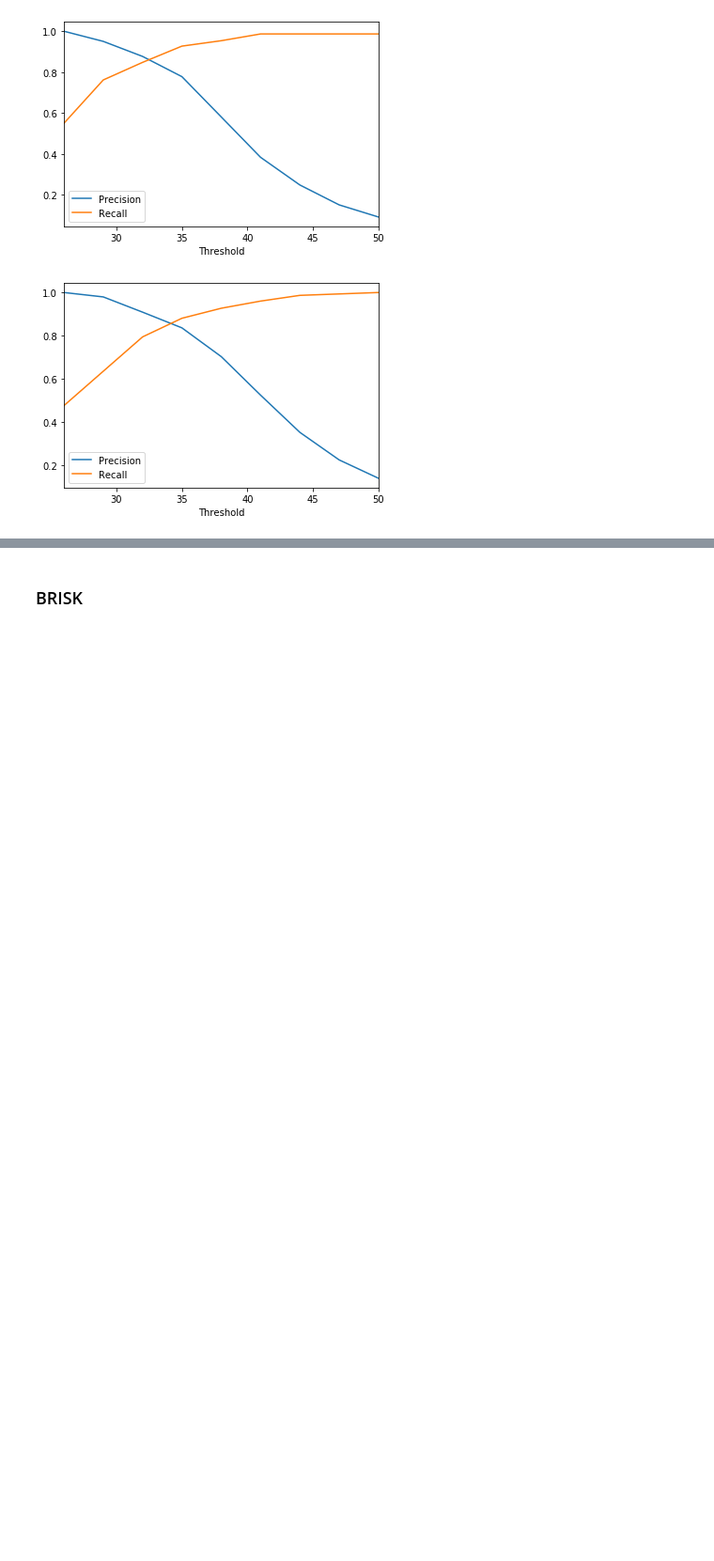
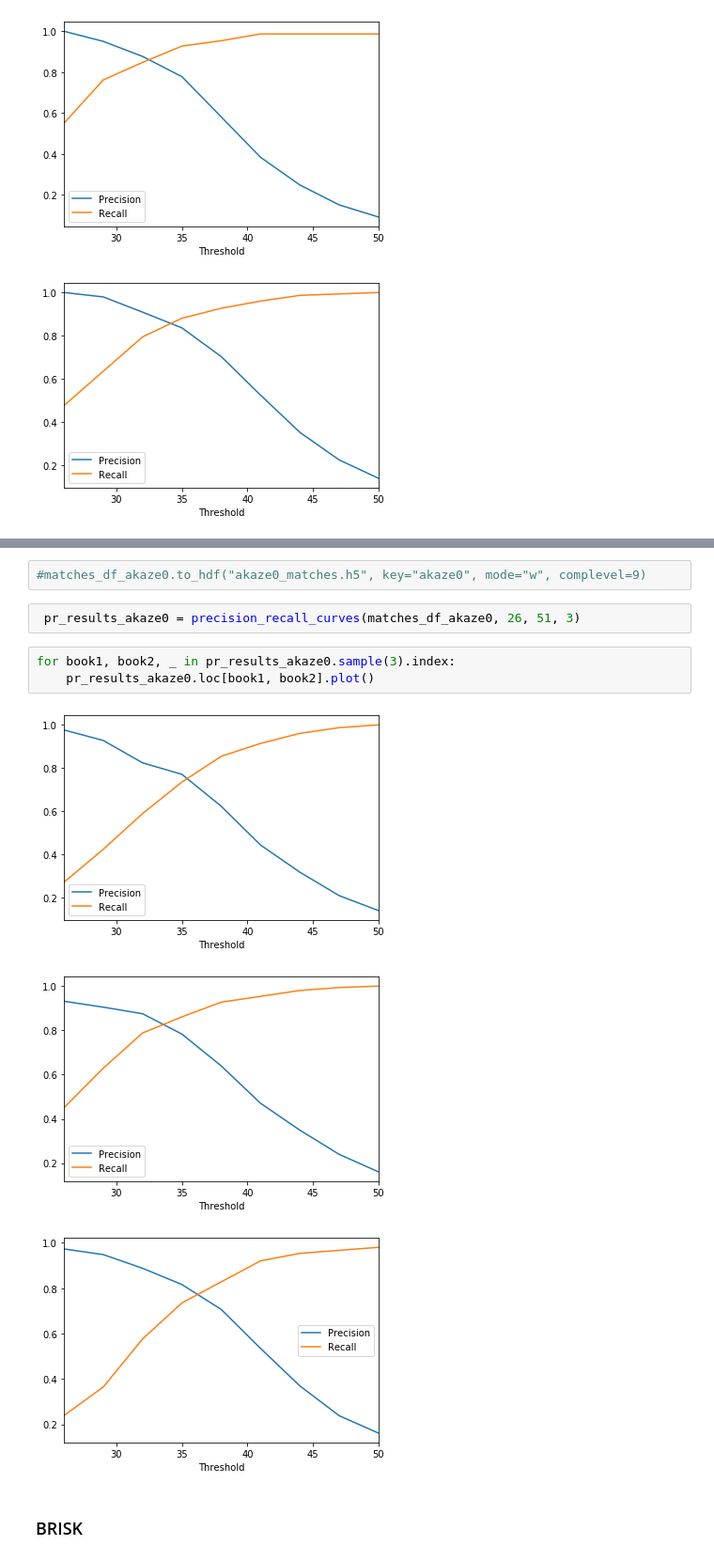
Before and after one commit to leyhline/bukan-collection, a Jupyter notebook: 02-feature-detection.ipynb, the cells around one changed output, grey strips where cells are left out. Shown at 94% size. Saved outputs shown, nothing was run; the diff lists cells and outputs as text; blank space fills up the shorter version.

```diff
--- a/02-feature-detection.ipynb
+++ b/02-feature-detection.ipynb
@@ -197,3 +216,14 @@ for book1, book2, _ in pr_results_akaze.sample(3).index:
+# %%
+#matches_df_akaze0.to_hdf("akaze0_matches.h5", key="akaze0", mode="w", complevel=9)
+# %%
+ pr_results_akaze0 = precision_recall_curves(matches_df_akaze0, 26, 51, 3)
+# %%
+for book1, book2, _ in pr_results_akaze0.sample(3).index:
+    pr_results_akaze0.loc[book1, book2].plot()
+# %% [output]
+[figure, added]
+[figure, added]
+[figure, added]
 # %% [markdown]
 ### BRISK
 # %%
```
Also changed, not shown: parts of 30 cells of this notebook, 4 other files.
